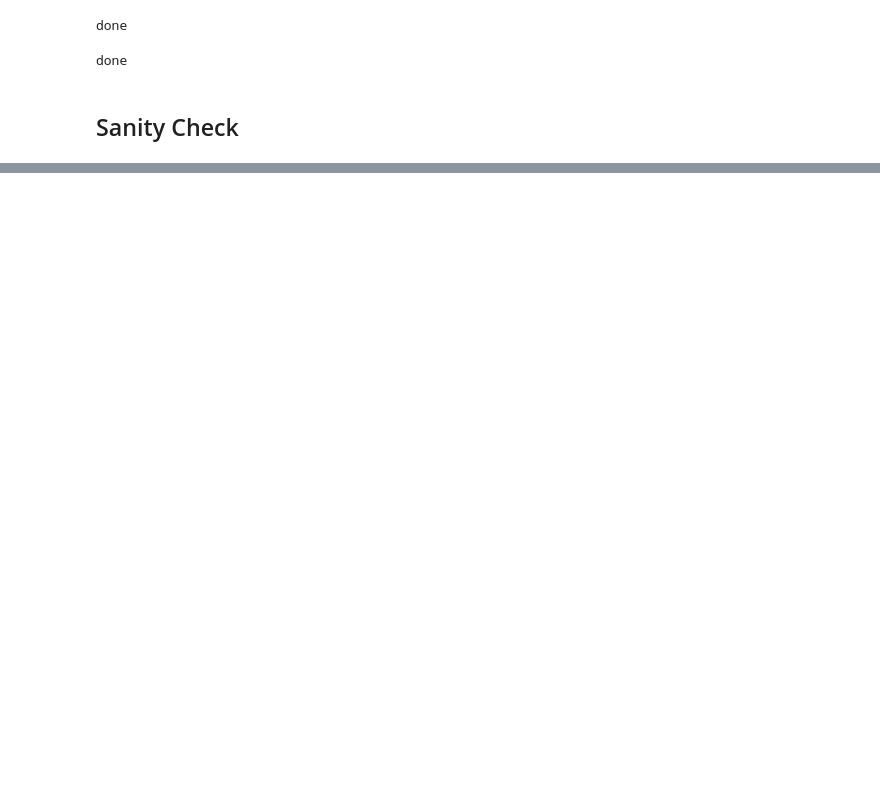
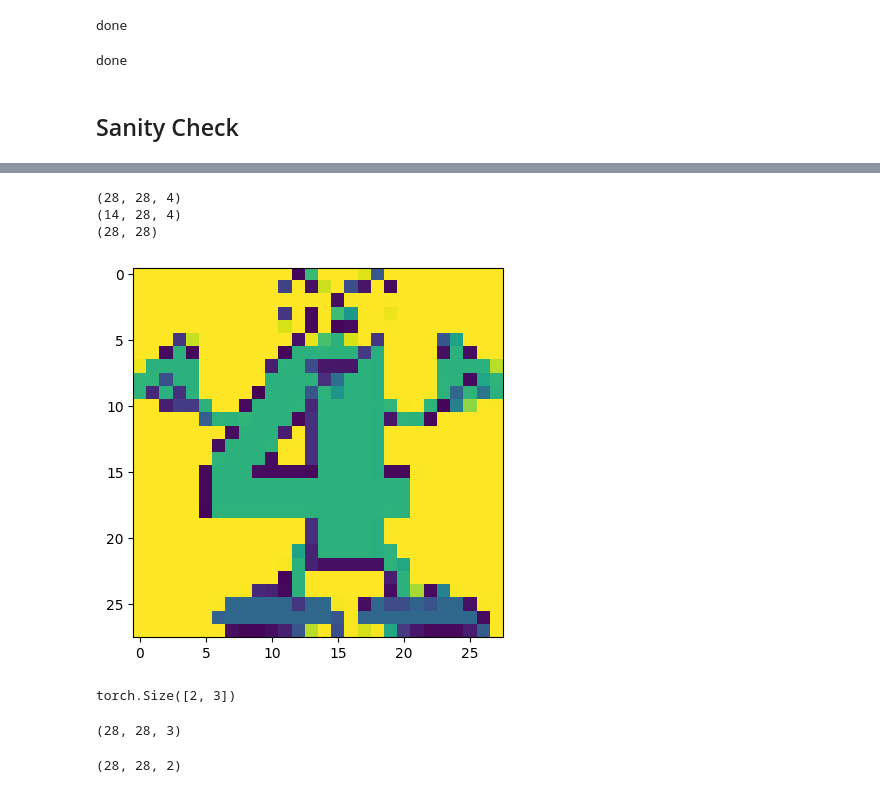
Before and after one commit to 123ned123/APS360, a Jupyter notebook: Tuts/tut2/Tut2_Multi_Class_ANN.ipynb, the cells around one changed output, grey strips where cells are left out. Cells and saved outputs as stored; diff of their text form; code cells hidden in the pictures; blank space fills up the shorter version.

```diff
--- a/Tuts/tut2/Tut2_Multi_Class_ANN.ipynb
+++ b/Tuts/tut2/Tut2_Multi_Class_ANN.ipynb
@@ -140,0 +210,31 @@ Final Validation Accuracy: 0.8916015625
+# %%
+img_4 = plt.imread(r"C:\Users\admin\Desktop\R\Projects\APS360\Tuts\tut2\test_num_4.png")
+img_4 = cv2.resize(img_4, (28,28))
+print(img_4.shape)
+print(img_4[::2].shape)
+print(img_4[:,:,0].shape)
+plt.imshow(img_4[:,:,1])
+plt.show()
+# %% [output]
+(28, 28, 4)
+(14, 28, 4)
+(28, 28)
+[figure, added]
+# %%
+import torch
+
+# Shape: (1 Batch, 3 Channels, 1 Height?) -> Weird shape
+x = torch.zeros(2, 3, 1)
+
+y = x.squeeze() # removes the empy dimensions of 1
+print(y.shape)
+# %% [output]
+torch.Size([2, 3])
+# %%
+img_4[...,:3].shape
+# %% [output]
+(28, 28, 3)
+# %%
+img_4[...,:2].shape
+# %% [output]
+(28, 28, 2)
```
Also changed, not shown: parts of 17 cells of this notebook, 3 other files.
